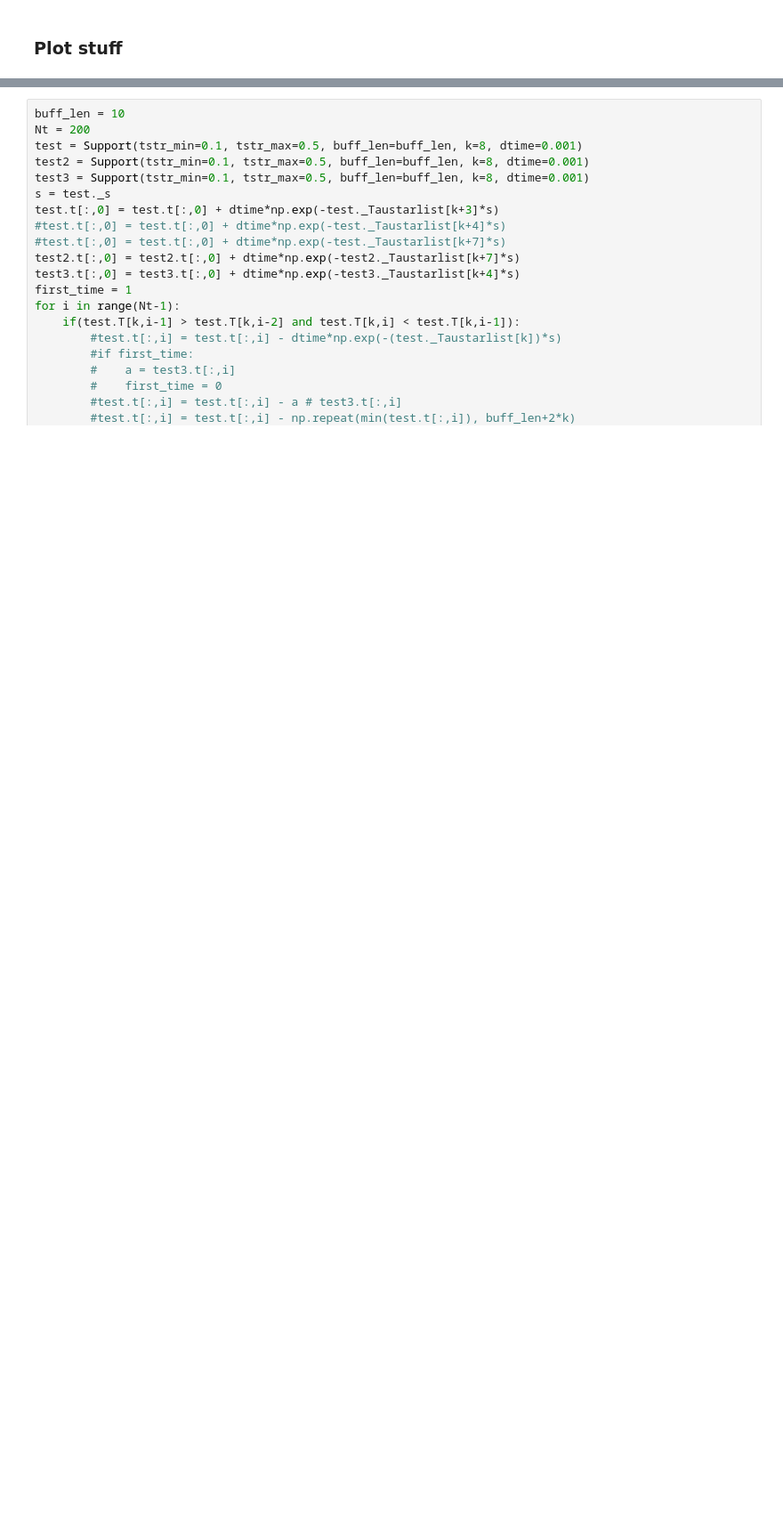
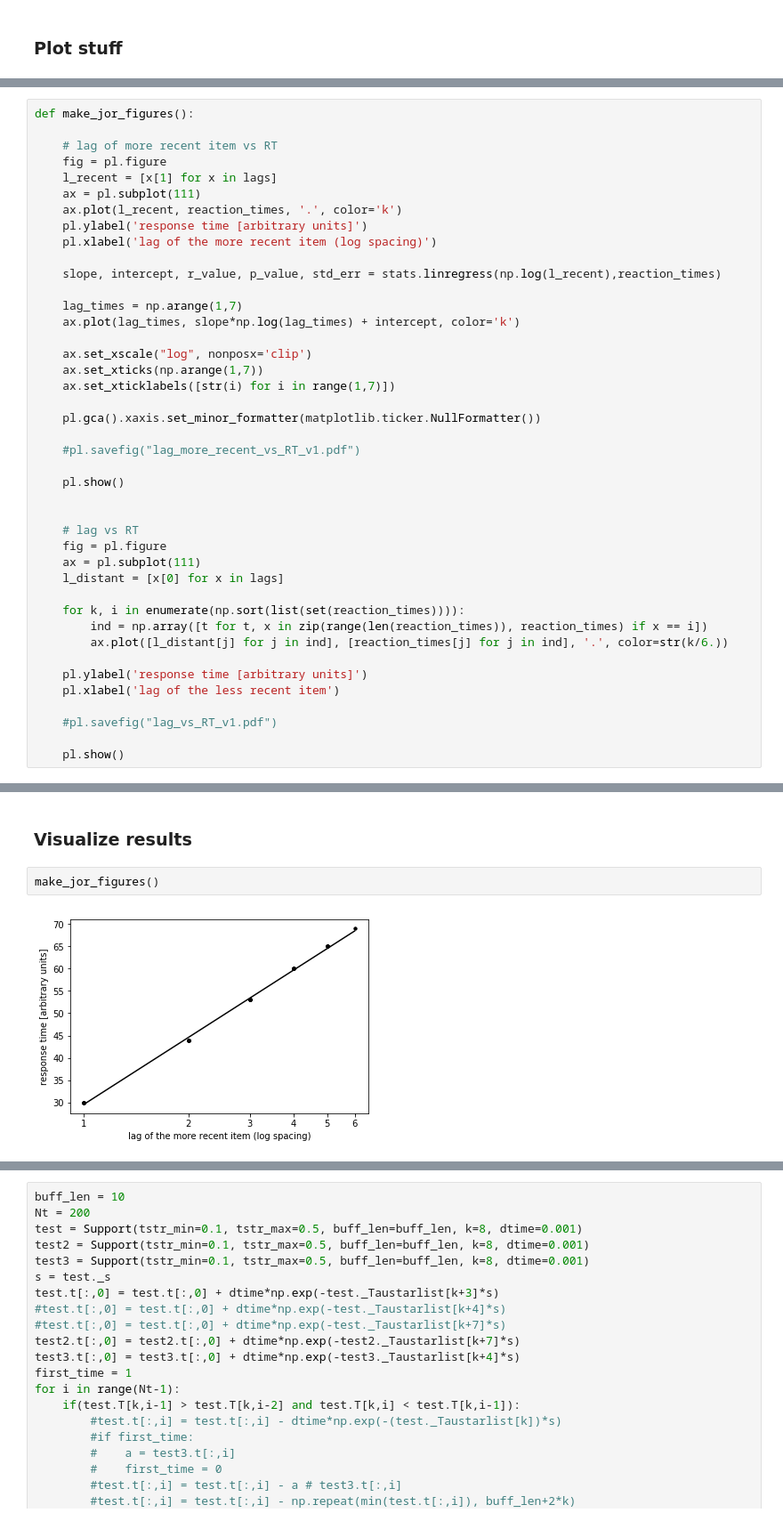
Before and after one commit to viipp/symbolic_processing, a Jupyter notebook: ssn.ipynb, the cells around one changed output, grey strips where cells are left out. Shown at 89% size. Drawn from its saved outputs; the diff is of its cells as text; blank space fills up the shorter version.

Commit message:
added jor task, experiments run for multiple trials and display aggregate results

```diff
--- a/ssn.ipynb
+++ b/ssn.ipynb
@@ -420,0 +476,42 @@ plot_actions_memory()
+# %%
+def make_jor_figures():
+
+    # lag of more recent item vs RT
+    fig = pl.figure
+    l_recent = [x[1] for x in lags]
+    ax = pl.subplot(111)
+    ax.plot(l_recent, reaction_times, '.', color='k')
+    pl.ylabel('response time [arbitrary units]')
+    pl.xlabel('lag of the more recent item (log spacing)')
+
+    slope, intercept, r_value, p_value, std_err = stats.linregress(np.log(l_recent),reaction_times)
+
+    lag_times = np.arange(1,7)
+    ax.plot(lag_times, slope*np.log(lag_times) + intercept, color='k')
+
+    ax.set_xscale("log", nonposx='clip')
+    ax.set_xticks(np.arange(1,7))
+    ax.set_xticklabels([str(i) for i in range(1,7)])
+
+    pl.gca().xaxis.set_minor_formatter(matplotlib.ticker.NullFormatter())
+
+    #pl.savefig("lag_more_recent_vs_RT_v1.pdf")
+
+    pl.show()
+
+
+    # lag vs RT
+    fig = pl.figure
+    ax = pl.subplot(111)
+    l_distant = [x[0] for x in lags]
+
+    for k, i in enumerate(np.sort(list(set(reaction_times)))):
+        ind = np.array([t for t, x in zip(range(len(reaction_times)), reaction_times) if x == i])
+        ax.plot([l_distant[j] for j in ind], [reaction_times[j] for j in ind], '.', color=str(k/6.))
+
+    pl.ylabel('response time [arbitrary units]')
+    pl.xlabel('lag of the less recent item')
+
+    #pl.savefig("lag_vs_RT_v1.pdf")
+
+    pl.show()
@@ -420,0 +542,6 @@ plot_actions_memory()
+# %% [markdown]
+### Visualize results
+# %%
+make_jor_figures()
+# %% [output]
+[figure, added]
```
Also changed, not shown: parts of 30 cells of this notebook.
